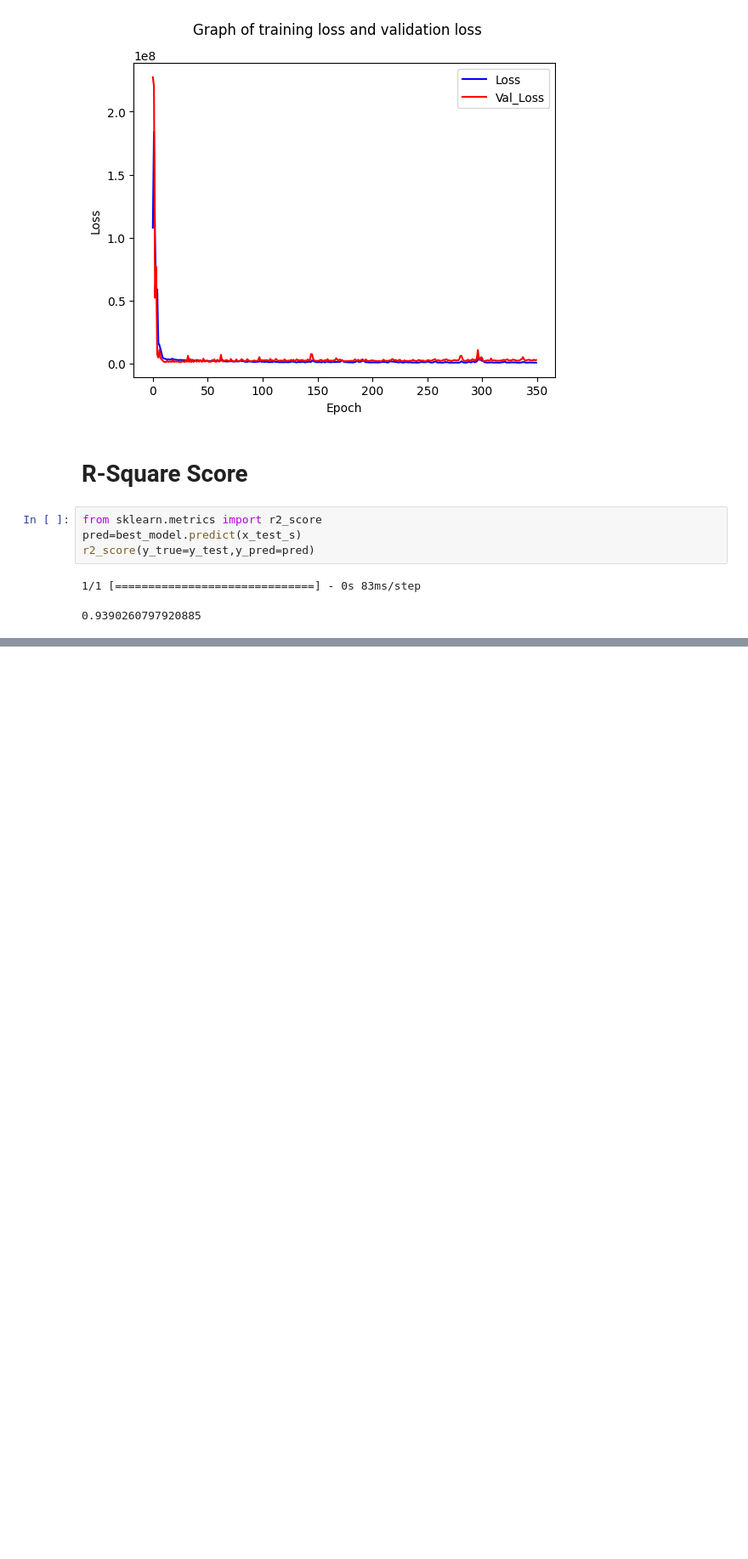
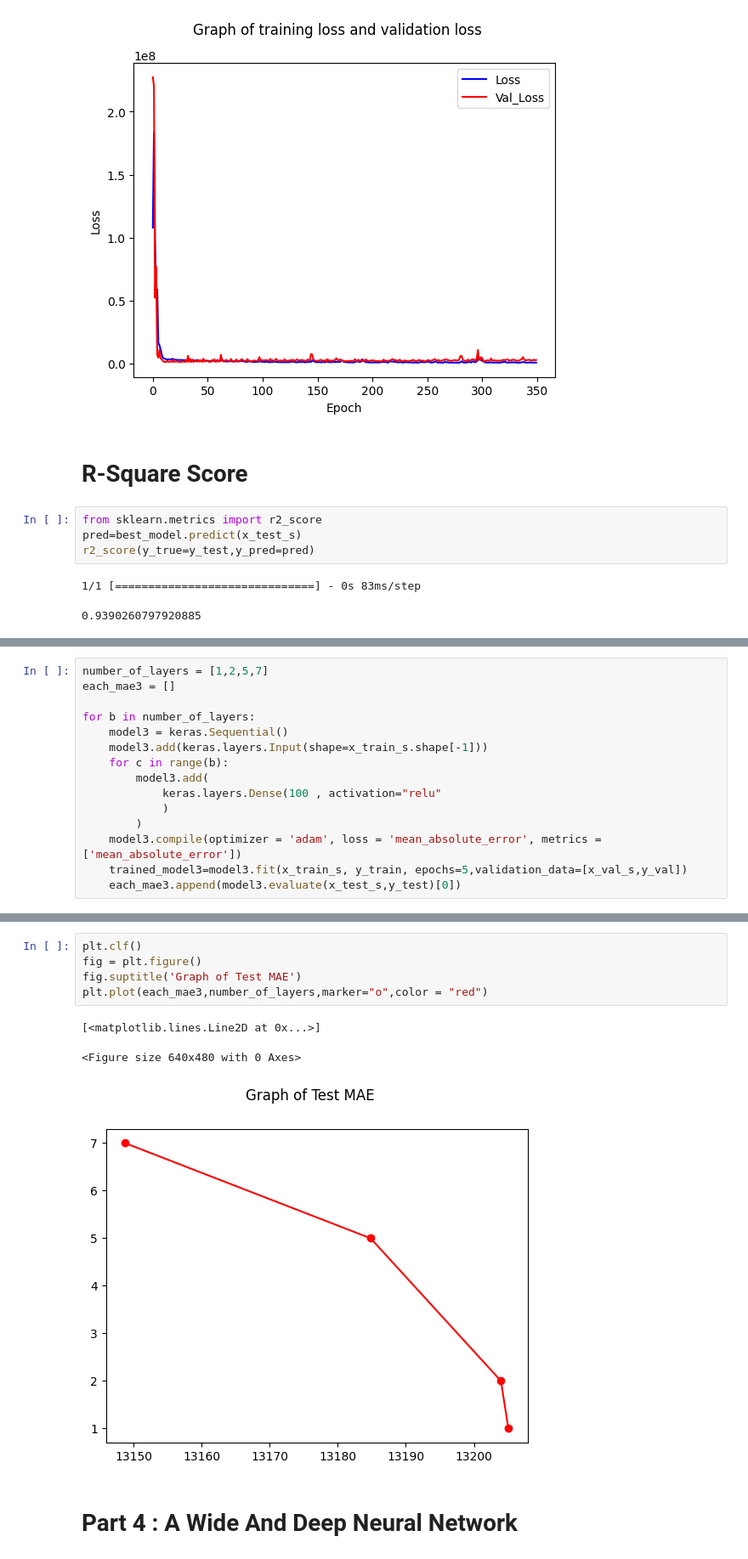
Before and after one commit to MortezaEbP/NeuralNetworkWithKerasTuner, a Jupyter notebook: NeuralNetworkWithKerasTuner.ipynb, the cells around one changed output, grey strips where cells are left out. Shown at 85% size. Cells and saved outputs as stored; diff of their text form; blank space fills up the shorter version.

```diff
--- a/NeuralNetworkWithKerasTuner.ipynb
+++ b/NeuralNetworkWithKerasTuner.ipynb
@@ -415,0 +458,15 @@ r2_score(y_true=y_test,y_pred=pred)
+# %%
+number_of_layers = [1,2,5,7]
+each_mae3 = []
+
+for b in number_of_layers:
+    model3 = keras.Sequential()
+    model3.add(keras.layers.Input(shape=x_train_s.shape[-1]))
+    for c in range(b):
+        model3.add(
+            keras.layers.Dense(100 , activation="relu"
+            )
+        )
+    model3.compile(optimizer = 'adam', loss = 'mean_absolute_error', metrics = ['mean_absolute_error'])
+    trained_model3=model3.fit(x_train_s, y_train, epochs=5,validation_data=[x_val_s,y_val])
+    each_mae3.append(model3.evaluate(x_test_s,y_test)[0])
@@ -415,0 +491,11 @@ r2_score(y_true=y_test,y_pred=pred)
+# %%
+plt.clf()
+fig = plt.figure()
+fig.suptitle('Graph of Test MAE')
+plt.plot(each_mae3,number_of_layers,marker="o",color = "red")
+# %% [output]
+[<matplotlib.lines.Line2D at 0x...>]
+<Figure size 640x480 with 0 Axes>
+[figure, added]
+# %% [markdown]
+# Part 4 : A Wide And Deep Neural Network
```
Also changed, not shown: parts of 10 cells of this notebook.
